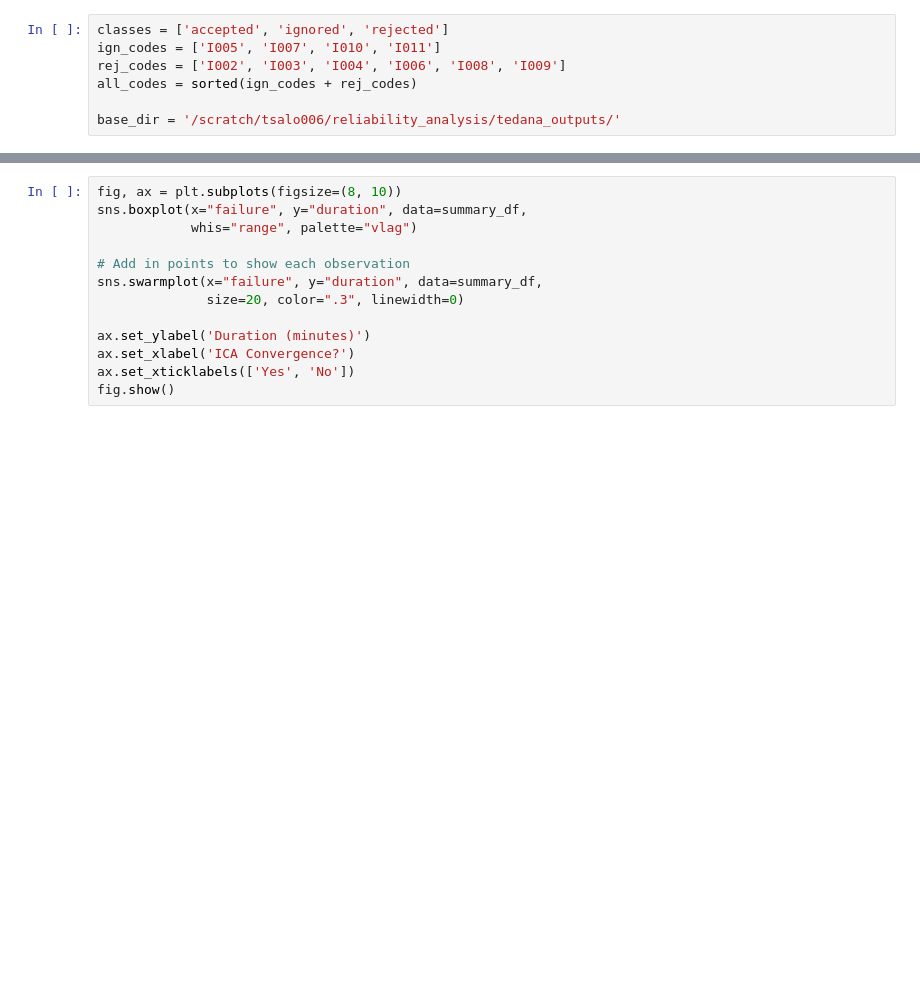
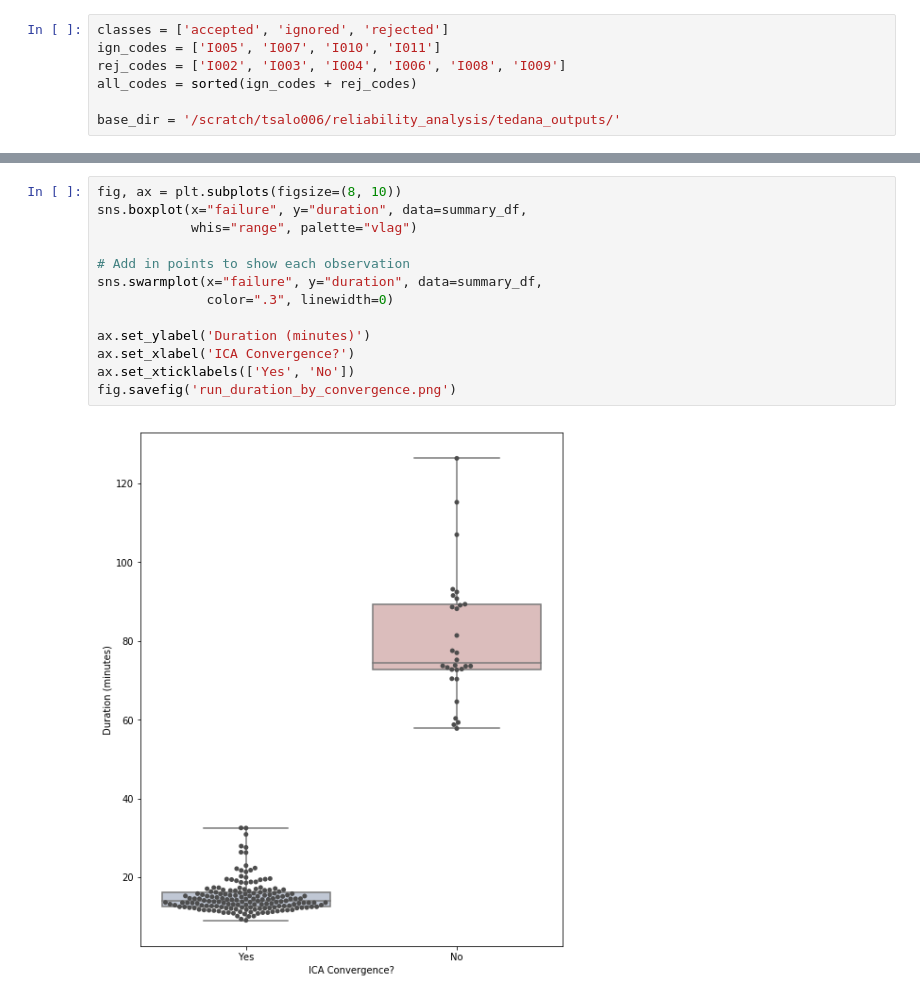
Before and after one commit to ME-ICA/tedana-comparison, a Jupyter notebook: code/demo_reliability_plots.ipynb, the cells around one changed output, grey strips where cells are left out. Saved outputs shown, nothing was run; the diff lists cells and outputs as text; blank space fills up the shorter version.

```diff
--- a/code/demo_reliability_plots.ipynb
+++ b/code/demo_reliability_plots.ipynb
@@ -59,13 +65,15 @@ summary_df
 # %%
 fig, ax = plt.subplots(figsize=(8, 10))
 sns.boxplot(x="failure", y="duration", data=summary_df,
             whis="range", palette="vlag")
 
 # Add in points to show each observation
 sns.swarmplot(x="failure", y="duration", data=summary_df,
-              size=20, color=".3", linewidth=0)
+              color=".3", linewidth=0)
 
 ax.set_ylabel('Duration (minutes)')
 ax.set_xlabel('ICA Convergence?')
 ax.set_xticklabels(['Yes', 'No'])
-fig.show()
+fig.savefig('run_duration_by_convergence.png')
+# %% [output]
+[figure, added]
```
Also changed, not shown: parts of 7 cells of this notebook, 2 other files.
